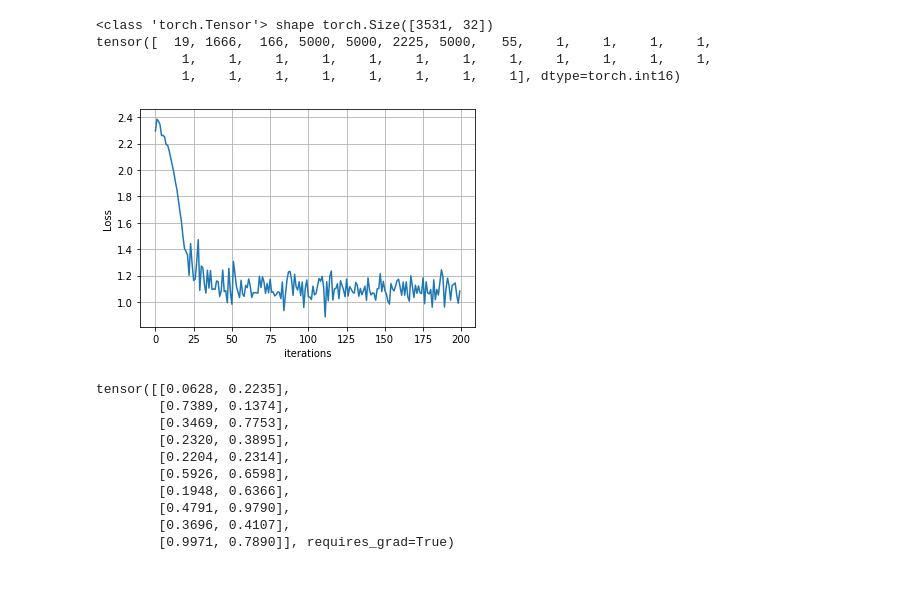
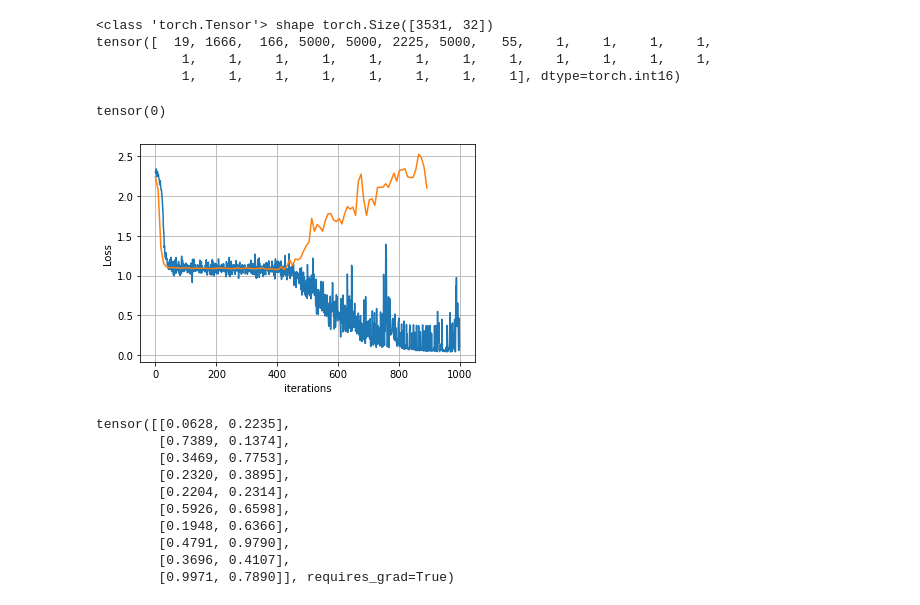
Before and after one commit to grohalex/NLP_TweetSentimentAnalysis, a Jupyter notebook: NN-testing.ipynb, the cells around one changed output. Saved outputs shown, nothing was run; the diff lists cells and outputs as text; code cells hidden in the pictures.

Commit message:
implemented validation loss

```diff
--- a/NN-testing.ipynb
+++ b/NN-testing.ipynb
@@ -263,10 +263,16 @@ class ToyNN(nn.Module):
 
     def init_hidden(self, batch_size):
         return Variable(torch.zeros(self.num_layers, batch_size, self.hidden_size))
+# %%
+a = torch.tensor([3,1,2])
+a.argmax(dim=-1)
+# %% [output]
+tensor(0)
 # %%
 # sample RNN code
 import torch.nn as nn
 from tqdm.notebook import tqdm
+from sklearn.metrics import accuracy_score
 
 # setup a random seed for reproducible results
 def random_seed_setup(seed):
@@ -286,10 +292,10 @@ test_dataset = tweet_dataset("small_test1.pkl")
 # Hyperparameters
 input_size = 100
 seq_len = 32
-hidden_size = 60
+hidden_size = 64
 n_layers = 1
 n_classes = 3
-n_epochs = 20
+n_epochs = 100
 batch_size = 10
 learning_rate = 0.001
 
@@ -321,7 +327,7 @@ class RNN(nn.Module):
         self.embedding = embedding_layer
         self.n_embeddings = n_embeddings
         self.embedding_dim = embedding_dim
-        self.rnn = nn.RNN(input_size, hidden_size, n_layers, batch_first=True)  #  x: (batch_size, seq, input_size)
+        self.lstm = nn.LSTM(input_size, hidden_size, n_layers, batch_first=True)  #  x: (batch_size, seq, input_size)
         self.fc1 = nn.Linear(hidden_size, n_classes)  # classification layer
 
         # or:
@@ -330,9 +336,10 @@ class RNN(nn.Module):
 
     def forward(self, x_batch):
         init_weights = torch.rand(self.n_layers, x_batch.size(0), self.hidden_size).to(device)
+        init_cell = torch.rand(self.n_layers, x_batch.size(0), self.hidden_size).to(device)
 
         x_to_glove = self.embedding(x_batch)
-        out, _ = self.rnn(x_to_glove, init_weights)
+        out, _ = self.lstm(x_to_glove, (init_weights,init_cell))
             # (10, 32, 60) ~ (batch_size, seq, hidden_dim)
         out = out[:,-1,:]  # take only the last time step in the sequence
             # (10, 60) ~ (batch_size, hidden_dim)
@@ -344,36 +351,53 @@ model = RNN(input_size, hidden_size, n_layers, num_classes).to(device)
 # Loss and optimizer
 criterion = nn.CrossEntropyLoss()
 optimizer = torch.optim.Adam(model.parameters(), lr=learning_rate)
-L = []  # loss history
+L = []            # training loss history
+L_validation = [] # validation loss history
+i_val = []        # validation indexes
 
 # Train the model
 n_total_steps = len(train_loader)
 for epoch in tqdm(range(n_epochs)):
     for i, (xs, ys) in enumerate(train_loader):
         # originally  (100, 32) ~ (samples, max_len_seq)
         # after embedding: (100, 32, 100) ~ (samples, seqs, glove_dim)
 
         xs = xs.to(device)  # xs will be (10, 32) ~ (batch, seq_len)
         ys = ys.to(device)
 
         # Forward pass
         outputs = model(xs)
         loss = criterion(outputs, ys)
         L.append(loss.item())
 
         # Backward and optimize
         optimizer.zero_grad()
         loss.backward()
         optimizer.step()
-
         #if (i+1) % 10 == 0:
         #    print (f'Epoch [{epoch+1}/{n_epochs}], Step [{i+1}/{n_total_steps}], Loss: {loss.item():.3f}')
 
+    # do the validation error analysis
+    with torch.no_grad():
+        ys_true, ys_pred, L_val = [], [], []
+        for  j, (xs, ys) in enumerate(dev_loader):
+            preds = model(xs)
+            loss = criterion(preds, ys)
+            L_val.append(loss)
+            ys_true.append(ys)
+            ys_pred.append(preds.argmax(dim=-1))
+        ys_true = torch.cat(ys_true)
+        ys_pred = torch.cat(ys_pred)
 
+        #print("Validation loss: {:.3f}".format(torch.tensor(L_val).mean()))
+        #print("Validation accu: {:.3f}".format(accuracy_score(ys_true.detach().numpy(), ys_pred.detach().numpy())))
+        L_validation.append(torch.tensor(L_val).mean())  # append the validation loss vector
+        i_val.append(epoch * i)
 
 plt.plot(L);plt.xlabel('iterations');plt.ylabel('Loss');plt.grid()
+plt.plot(i_val, L_validation); plt.show()
 # %% [output]
-[figure, old version]
+[figure, new version]
 # %%
 # Loss and optimizer
 criterion = nn.CrossEntropyLoss()
```
